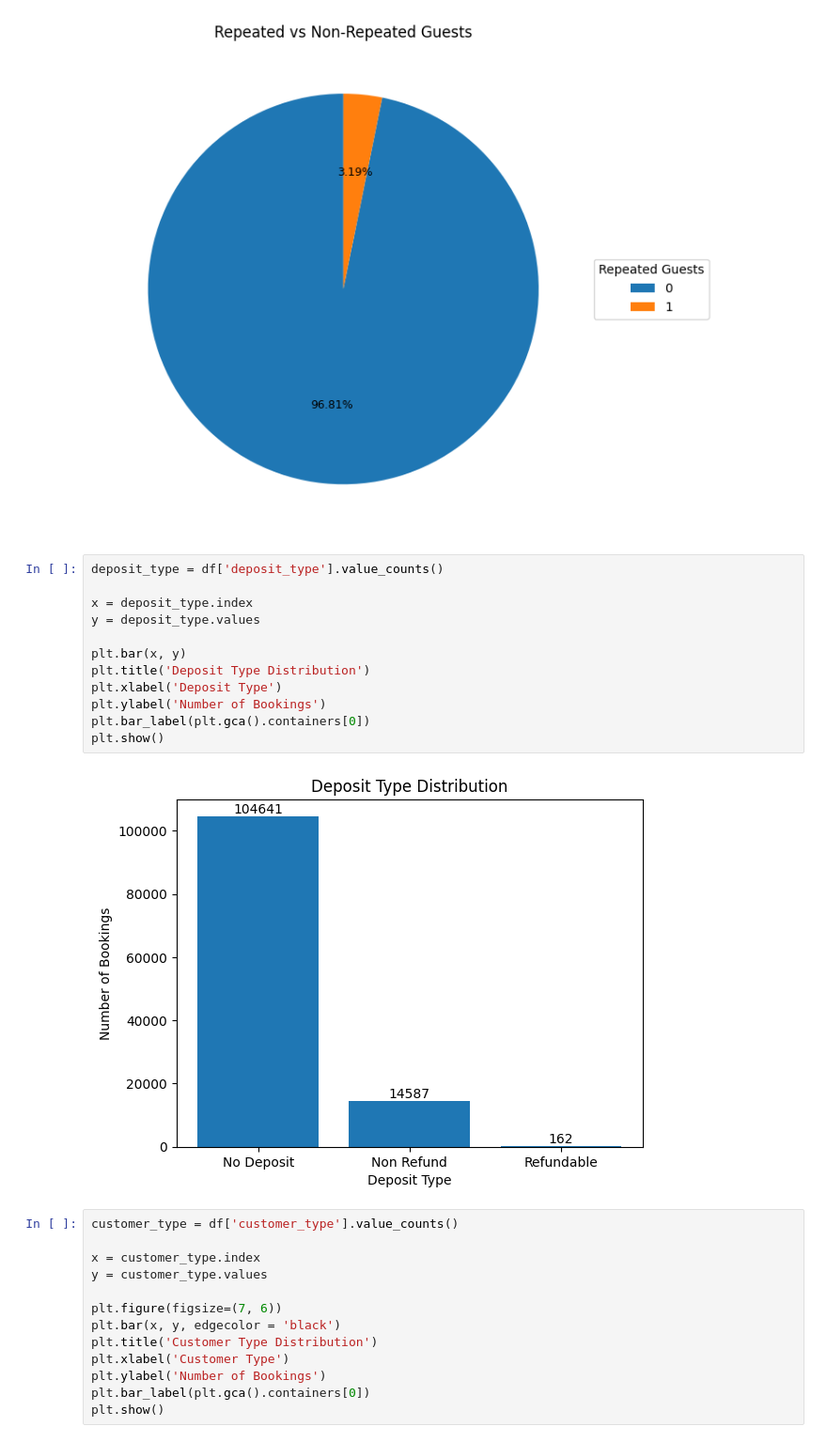
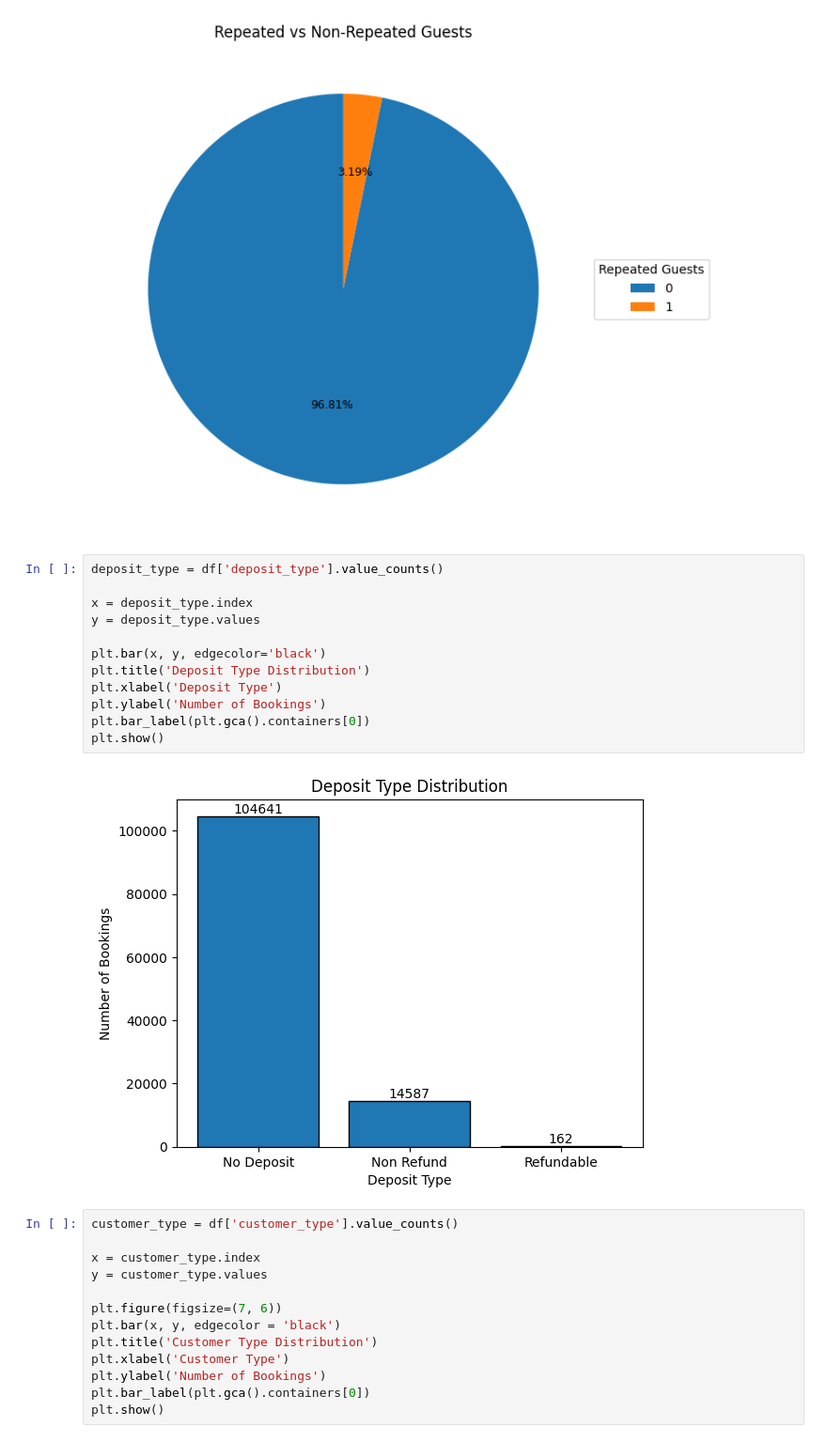
Before and after one commit to Piyush-D24/Data_Visualization_Project, a Jupyter notebook: Hotel_Booking.ipynb, the cells around one changed output. Shown at 94% size. Drawn from its saved outputs; the diff is of its cells as text.

```diff
--- a/Hotel_Booking.ipynb
+++ b/Hotel_Booking.ipynb
@@ -155,17 +155,17 @@ plt.show()
 # %%
 deposit_type = df['deposit_type'].value_counts()
 
 x = deposit_type.index
 y = deposit_type.values
 
-plt.bar(x, y)
+plt.bar(x, y, edgecolor='black')
 plt.title('Deposit Type Distribution')
 plt.xlabel('Deposit Type')
 plt.ylabel('Number of Bookings')
 plt.bar_label(plt.gca().containers[0])
 plt.show()
 # %% [output]
-[figure, old version]
+[figure, new version]
 # %%
 customer_type = df['customer_type'].value_counts()
 
```
Also changed, not shown: parts of 43 cells of this notebook.
